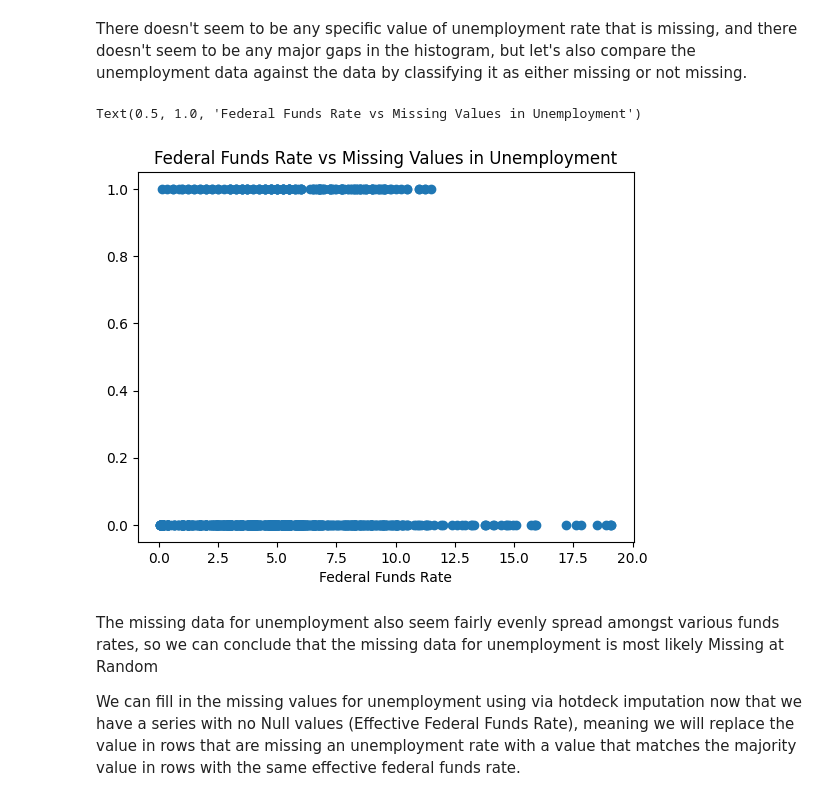
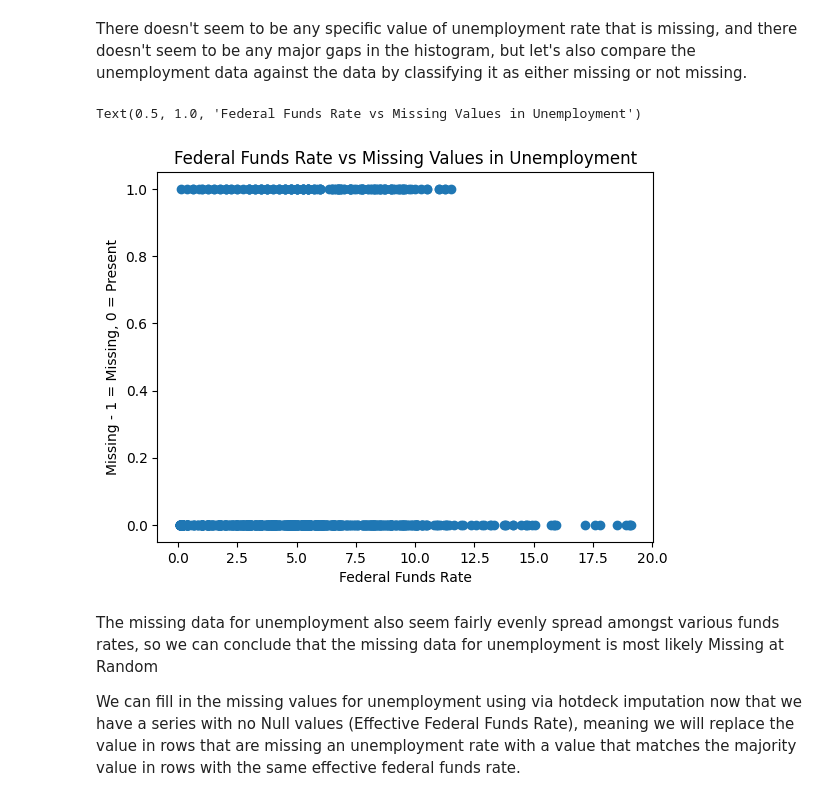
Before and after one commit to MosheKash/CMSC320FinalProject, a Jupyter notebook: Final_Project_COMBINED.ipynb, the cells around one changed output. Cells and saved outputs as stored; diff of their text form; code cells hidden in the pictures.

```diff
--- a/Final_Project_COMBINED.ipynb
+++ b/Final_Project_COMBINED.ipynb
@@ -165,11 +174,12 @@ There doesn't seem to be any specific value of unemployment rate that is missing
 # %%
 missing_unemployment =  fed_df["Unemployment Rate"].isnull().apply(lambda x: 1 if x else 0)
 plt.scatter(fed_df["Effective Federal Funds Rate"], missing_unemployment)
 plt.xlabel("Federal Funds Rate")
+plt.ylabel("Missing - 1 = Missing, 0 = Present")
 plt.title("Federal Funds Rate vs Missing Values in Unemployment")
 # %% [output]
 Text(0.5, 1.0, 'Federal Funds Rate vs Missing Values in Unemployment')
-[figure, old version]
+[figure, new version]
 # %% [markdown]
 The missing data for unemployment also seem fairly evenly spread amongst various funds rates, so we can conclude that the missing data for unemployment is most likely Missing at Random
 
```
Also changed, not shown: parts of 20 cells of this notebook.
